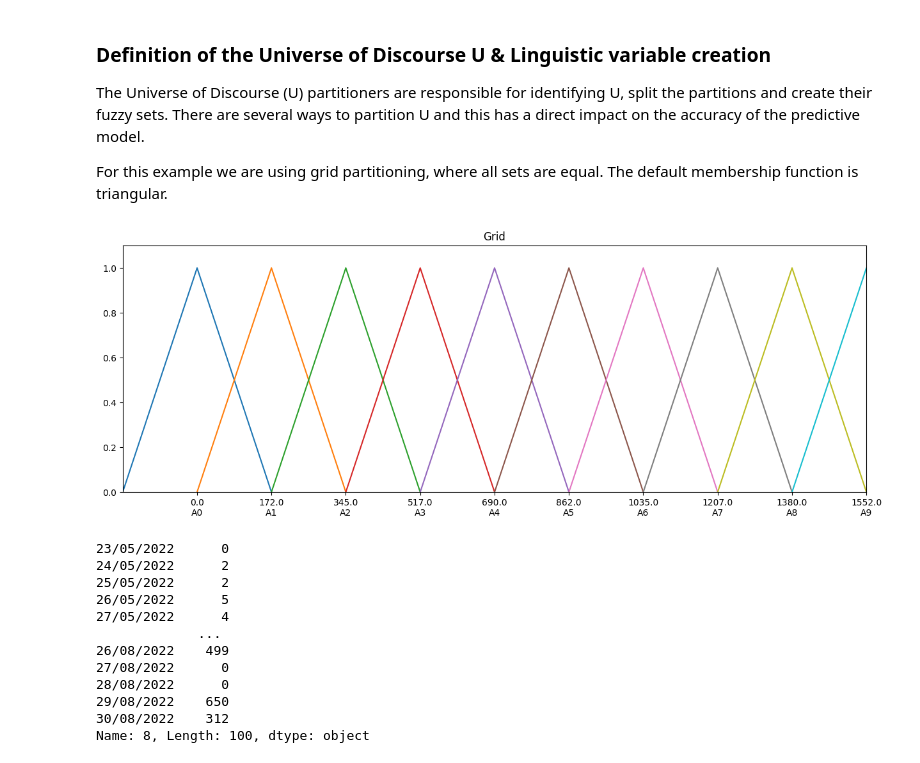
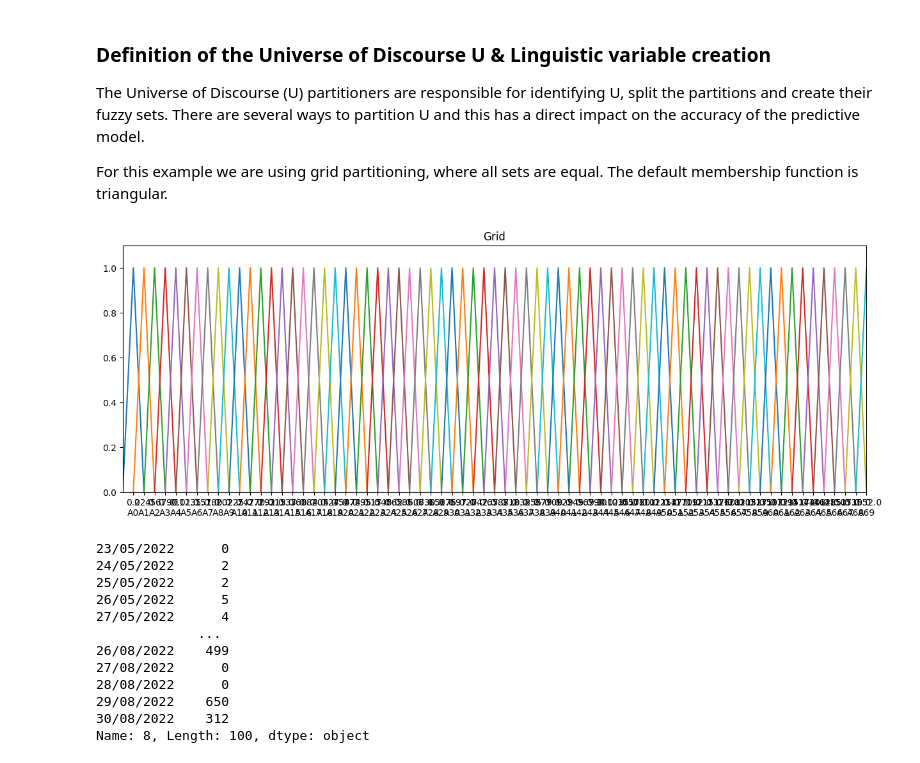
Before and after one commit to priscilaxrc/TCCUSPMonkeyPox, a Jupyter notebook: USP_21_05.ipynb, the cells around one changed output. Drawn from its saved outputs; the diff is of its cells as text; code cells hidden in the pictures.

```diff
--- a/USP_21_05.ipynb
+++ b/USP_21_05.ipynb
@@ -131,17 +131,17 @@ For this example we are using grid partitioning, where all sets are equal. The d
 # %%
 from pyFTS.partitioners import Grid
 
 data = datasets1['EUA']
 
 data1 = data[:100]
 
-fs = Grid.GridPartitioner(data=data1,npart=10)
+fs = Grid.GridPartitioner(data=data1,npart=70)
 
 fig, ax = plt.subplots(nrows=1, ncols=1, figsize=[15,5])
 
 fs.plot(ax)
 # %% [output]
-[figure, old version]
+[figure, new version]
 # %%
 print(data1)
 # %% [output]
```
Also changed, not shown: parts of 15 cells of this notebook.
